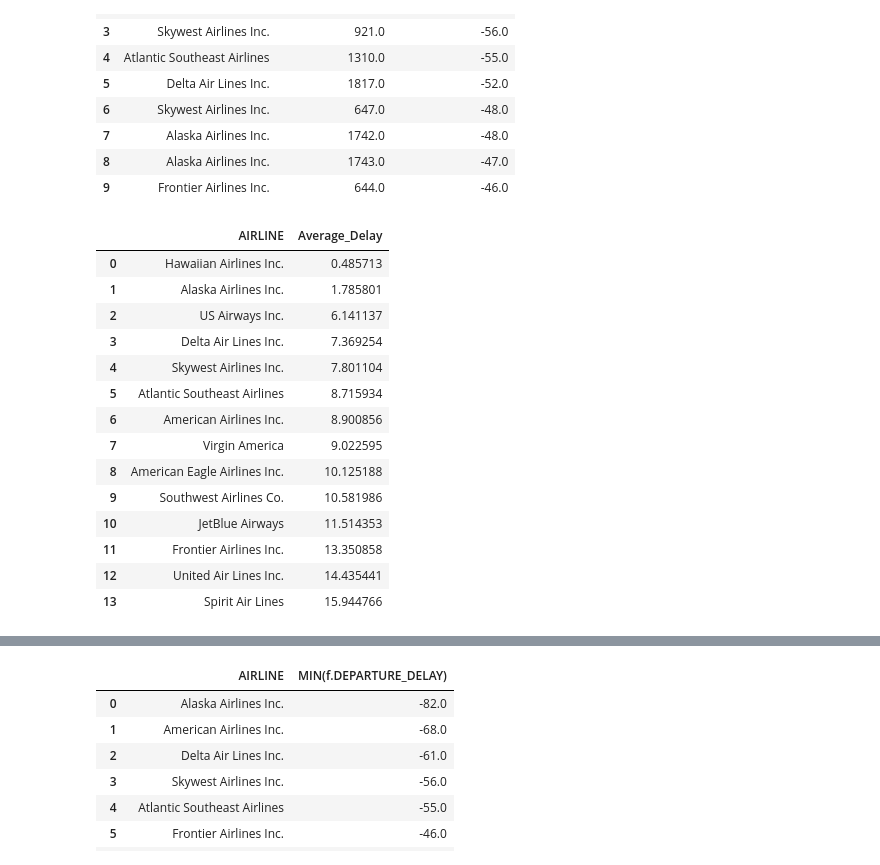
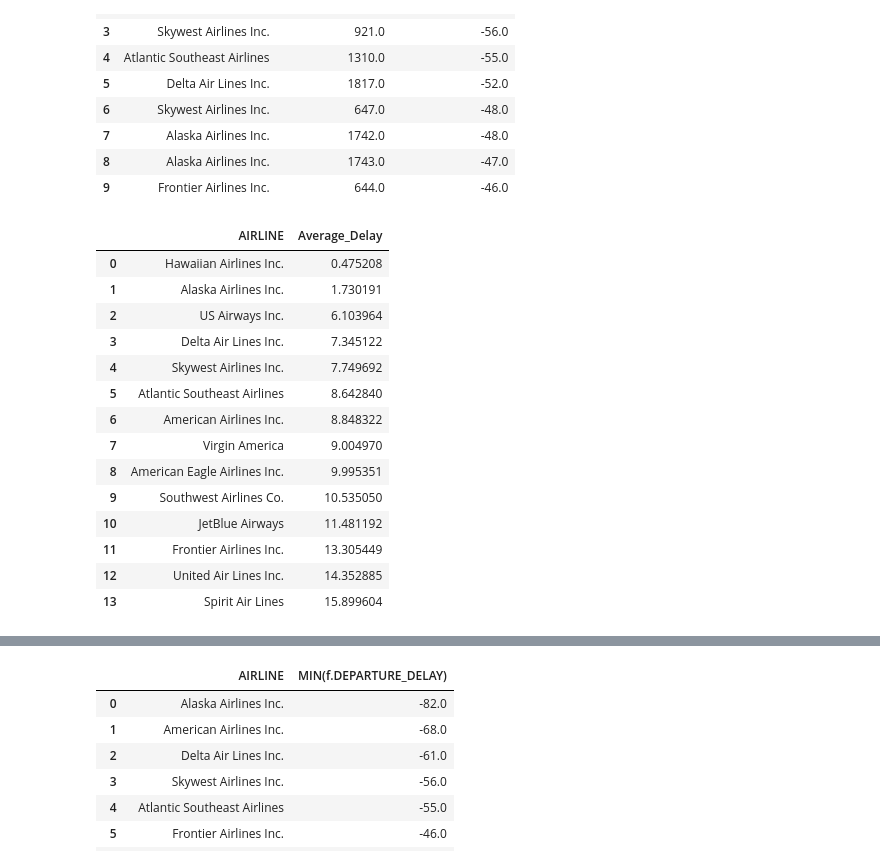
Before and after one commit to theemailofcameronwallace-code/forge-flight-delay-analysis, a Jupyter notebook: notebooks/Aniqa'sNotebook.ipynb, the cells around one changed output, grey strips where cells are left out. Saved outputs shown, nothing was run; the diff lists cells and outputs as text; code cells hidden in the pictures.

```diff
--- a/notebooks/Aniqa'sNotebook.ipynb
+++ b/notebooks/Aniqa'sNotebook.ipynb
@@ -125,26 +212,26 @@ pd.read_sql_query('''SELECT
 # %%
 #query is looking at average delay (in minutes) for each airline, sorted in ascending order
 pd.read_sql_query('''SELECT
             a.AIRLINE, AVG(f.DEPARTURE_DELAY) AS Average_Delay
             FROM flights f
             JOIN airlines a ON a.IATA_CODE = f.AIRLINE
-            WHERE DEPARTURE_DELAY IS NOT NULL
+            WHERE DEPARTURE_DELAY IS NOT NULL AND DEPARTURE_TIME IS NOT NULL AND ARRIVAL_TIME IS NOT NULL
             GROUP BY a.AIRLINE
             ORDER BY AVG(f.DEPARTURE_DELAY) ASC
             ;''', conn)
 # %% [output]
 |  | AIRLINE | Average_Delay |
-| 0 | Hawaiian Airlines Inc. | 0.485713 |
-| 1 | Alaska Airlines Inc. | 1.785801 |
-| 2 | US Airways Inc. | 6.141137 |
-| 3 | Delta Air Lines Inc. | 7.369254 |
-| 4 | Skywest Airlines Inc. | 7.801104 |
-| 5 | Atlantic Southeast Airlines | 8.715934 |
-| 6 | American Airlines Inc. | 8.900856 |
-| 7 | Virgin America | 9.022595 |
-| 8 | American Eagle Airlines Inc. | 10.125188 |
-| 9 | Southwest Airlines Co. | 10.581986 |
-| 10 | JetBlue Airways | 11.514353 |
-| 11 | Frontier Airlines Inc. | 13.350858 |
-| 12 | United Air Lines Inc. | 14.435441 |
-| 13 | Spirit Air Lines | 15.944766 |
+| 0 | Hawaiian Airlines Inc. | 0.475208 |
+| 1 | Alaska Airlines Inc. | 1.730191 |
+| 2 | US Airways Inc. | 6.103964 |
+| 3 | Delta Air Lines Inc. | 7.345122 |
+| 4 | Skywest Airlines Inc. | 7.749692 |
+| 5 | Atlantic Southeast Airlines | 8.642840 |
+| 6 | American Airlines Inc. | 8.848322 |
+| 7 | Virgin America | 9.004970 |
+| 8 | American Eagle Airlines Inc. | 9.995351 |
+| 9 | Southwest Airlines Co. | 10.535050 |
+| 10 | JetBlue Airways | 11.481192 |
+| 11 | Frontier Airlines Inc. | 13.305449 |
+| 12 | United Air Lines Inc. | 14.352885 |
+| 13 | Spirit Air Lines | 15.899604 |
```
Also changed, not shown: parts of 58 cells of this notebook.
